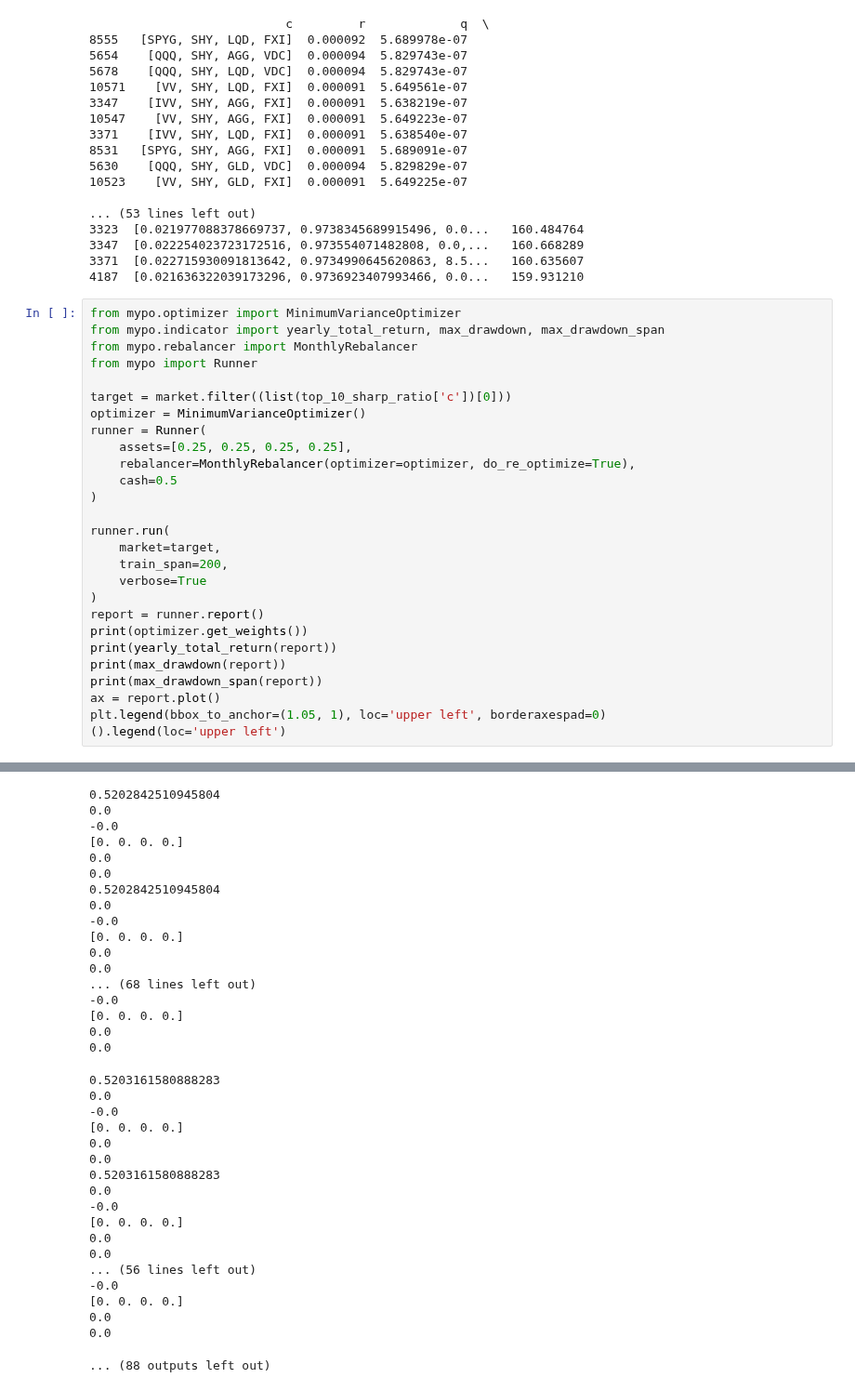
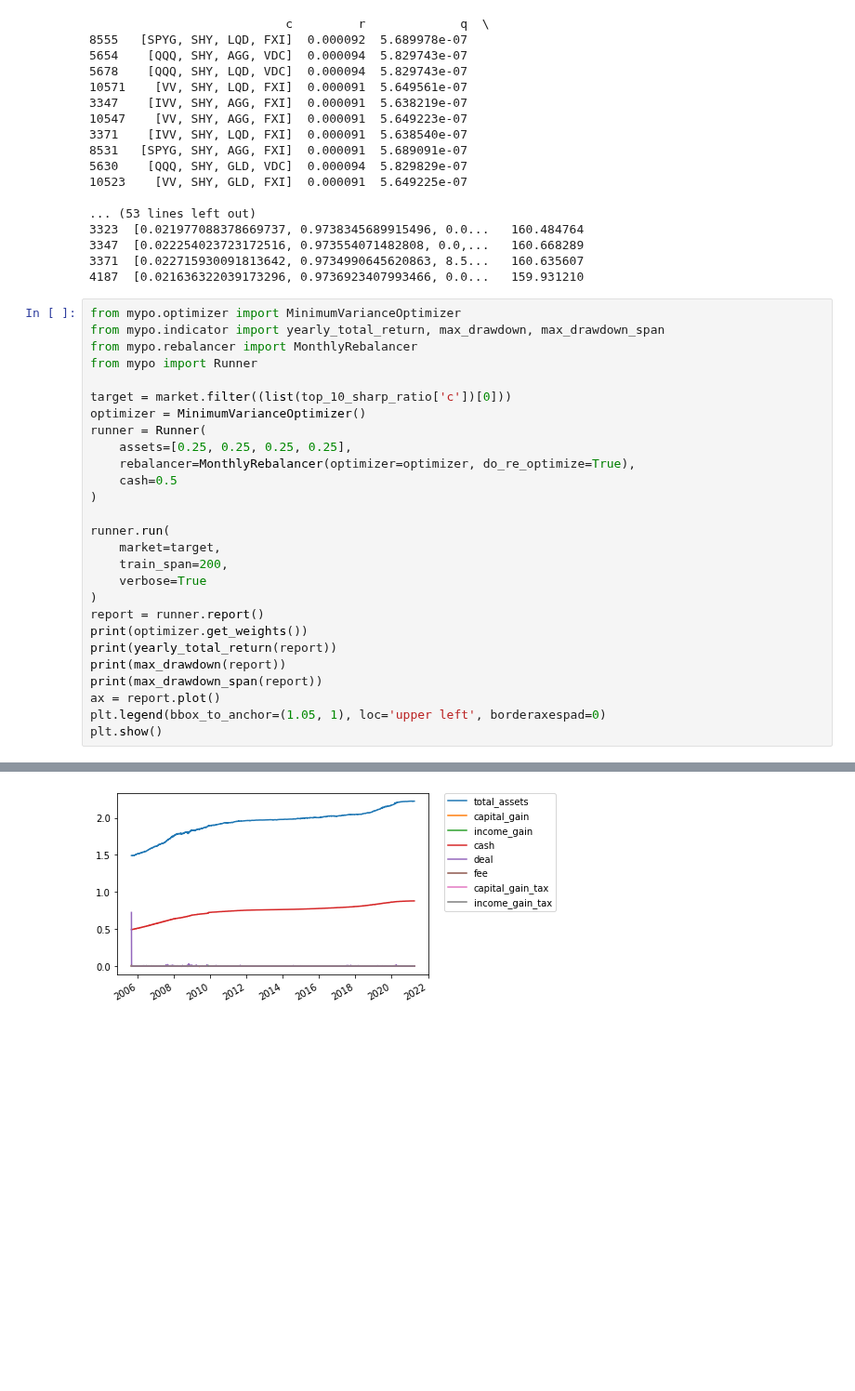
Before and after one commit to sonesuke/mypo, a Jupyter notebook: docs/tutorial/tickers.ipynb, the cells around one changed output, grey strips where cells are left out. Shown at 93% size. Drawn from its saved outputs; the diff is of its cells as text; blank space fills up the shorter version.

```diff
--- a/docs/tutorial/tickers.ipynb
+++ b/docs/tutorial/tickers.ipynb
@@ -133,5 +132,5 @@ print(max_drawdown(report))
 print(max_drawdown_span(report))
 ax = report.plot()
 plt.legend(bbox_to_anchor=(1.05, 1), loc='upper left', borderaxespad=0)
-().legend(loc='upper left')
+plt.show()
 # %% [output]
@@ -308,38 +141,4 @@ plt.legend(bbox_to_anchor=(1.05, 1), loc='upper left', borderaxespad=0)
-0.5202842510945804
-0.0
--0.0
-[0. 0. 0. 0.]
-0.0
-0.0
-0.5202842510945804
-0.0
--0.0
-[0. 0. 0. 0.]
-0.0
-0.0
-... (68 lines left out)
--0.0
-[0. 0. 0. 0.]
-0.0
-0.0
-0.5203161580888283
-0.0
--0.0
-[0. 0. 0. 0.]
-0.0
-0.0
-0.5203161580888283
-0.0
--0.0
-[0. 0. 0. 0.]
-0.0
-0.0
-... (56 lines left out)
--0.0
-[0. 0. 0. 0.]
-0.0
-0.0
-... (88 outputs left out)
+[figure, added]
 # %%
 target = market.filter((list(top_10_r['c'])[0]))
 optimizer = MinimumVarianceOptimizer()
```
Also changed, not shown: parts of 5 cells of this notebook.
